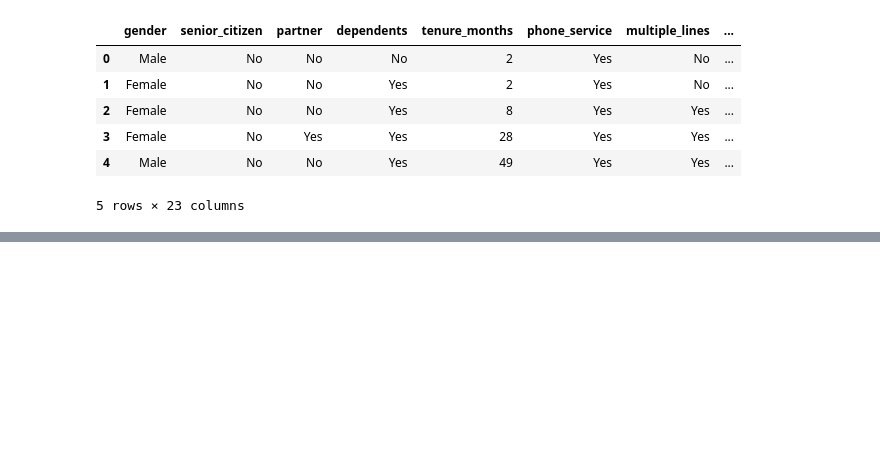
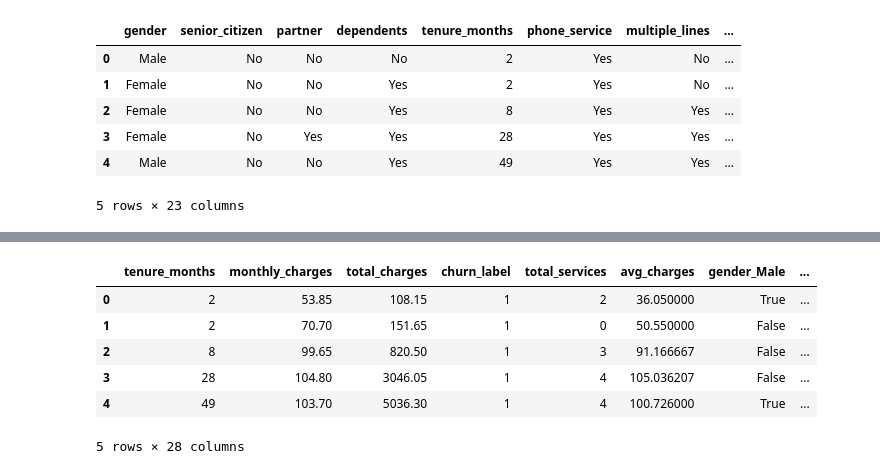
Before and after one commit to Gayathri-Gopalsamy/customer-churn-prediction-ml, a Jupyter notebook: Telco_customer_churn_prediction.ipynb, the cells around one changed output, grey strips where cells are left out. Saved outputs shown, nothing was run; the diff lists cells and outputs as text; code cells hidden in the pictures; blank space fills up the shorter version.

```diff
--- a/Telco_customer_churn_prediction.ipynb
+++ b/Telco_customer_churn_prediction.ipynb
@@ -485,0 +494,2 @@ df.head()
+# %%
+df['churn_label'] = df['churn_label'].map({'No': 0, 'Yes': 1})
@@ -485,0 +508,12 @@ df.head()
+# %%
+df = pd.get_dummies(df, drop_first=True)
+# %%
+df.head()
+# %% [output]
+|  | tenure_months | monthly_charges | total_charges | churn_label | total_services | avg_charges | gender_Male | ... |
+| 0 | 2 | 53.85 | 108.15 | 1 | 2 | 36.050000 | True | ... |
+| 1 | 2 | 70.70 | 151.65 | 1 | 0 | 50.550000 | False | ... |
+| 2 | 8 | 99.65 | 820.50 | 1 | 3 | 91.166667 | False | ... |
+| 3 | 28 | 104.80 | 3046.05 | 1 | 4 | 105.036207 | False | ... |
+| 4 | 49 | 103.70 | 5036.30 | 1 | 4 | 100.726000 | True | ... |
+5 rows × 28 columns
```
Also changed, not shown: parts of 12 cells of this notebook.
